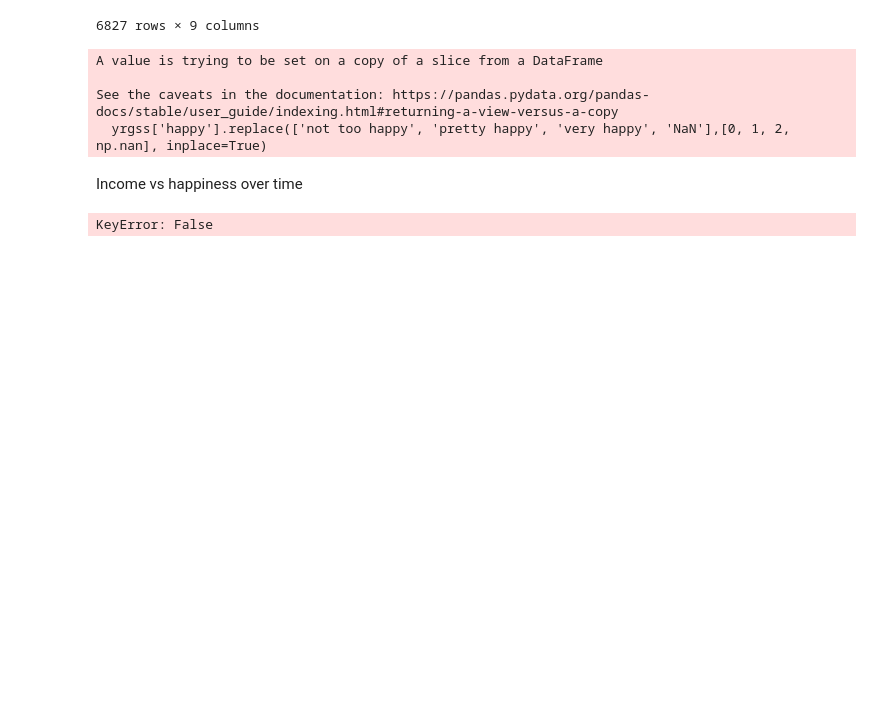
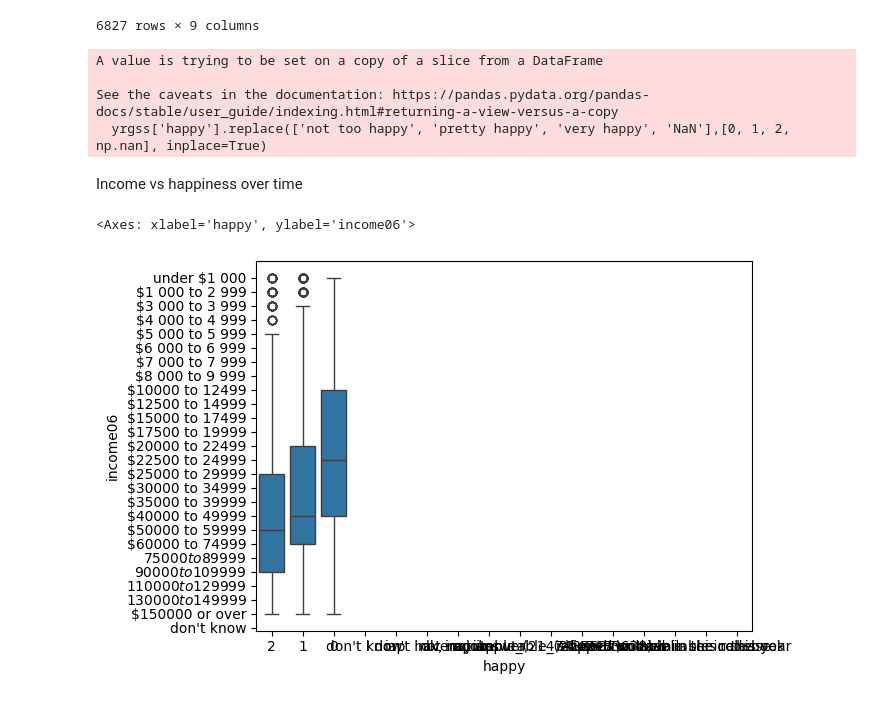
Before and after one commit to Nehach73/DS3001_project1, a Jupyter notebook: DS3001Project1Code.ipynb, the cells around one changed output. Saved outputs shown, nothing was run; the diff lists cells and outputs as text; code cells hidden in the pictures; blank space fills up the shorter version.

Commit message:
Happiness v income boxplot

```diff
--- a/DS3001Project1Code.ipynb
+++ b/DS3001Project1Code.ipynb
@@ -10,7 +10,7 @@ gss = gss.dropna(how = "all")
 # %%
 filt = gss.filter(items = ["year", "occ", "wrkstat", "hrs1", "income06",
                            "degree", "marital", "happy", "partyid"],axis=1)
-#yrgss = filt[(filt["year"] == 2006) | (filt["year"] == 2008) | (filt["year"] == 2010)]
+yrgss = filt[(filt["year"] == 2006) | (filt["year"] == 2008) | (filt["year"] == 2010)]
 yrgss
 # %% [output]
 |  | year | occ | wrkstat | hrs1 | income06 | degree | marital | happy | partyid |
@@ -38,8 +38,7 @@ See the caveats in the documentation: https://pandas.pydata.org/pandas-docs/stab
 # %% [markdown]
 Income vs happiness over time
 # %%
-
-for year in yrgss['year']
-  sns.boxplot(data = yrgss,x = 'happy', y = 'income06')
+sns.boxplot(data = yrgss,x = 'happy', y = 'income06')
 # %% [output]
-KeyError: False
+<Axes: xlabel='happy', ylabel='income06'>
+[figure, added]
```
